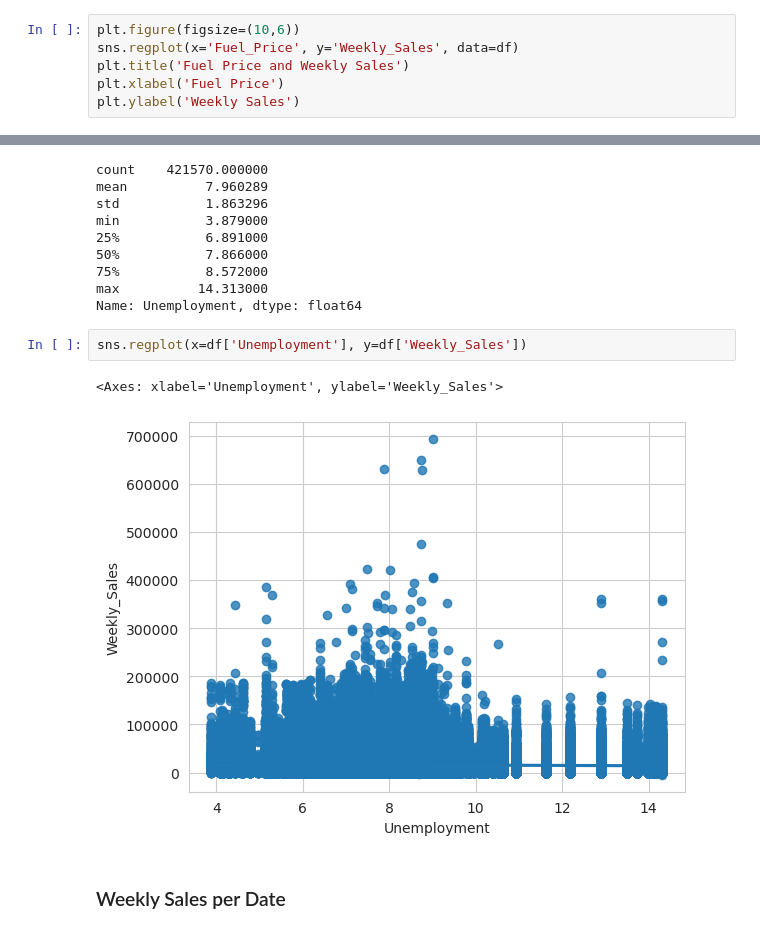
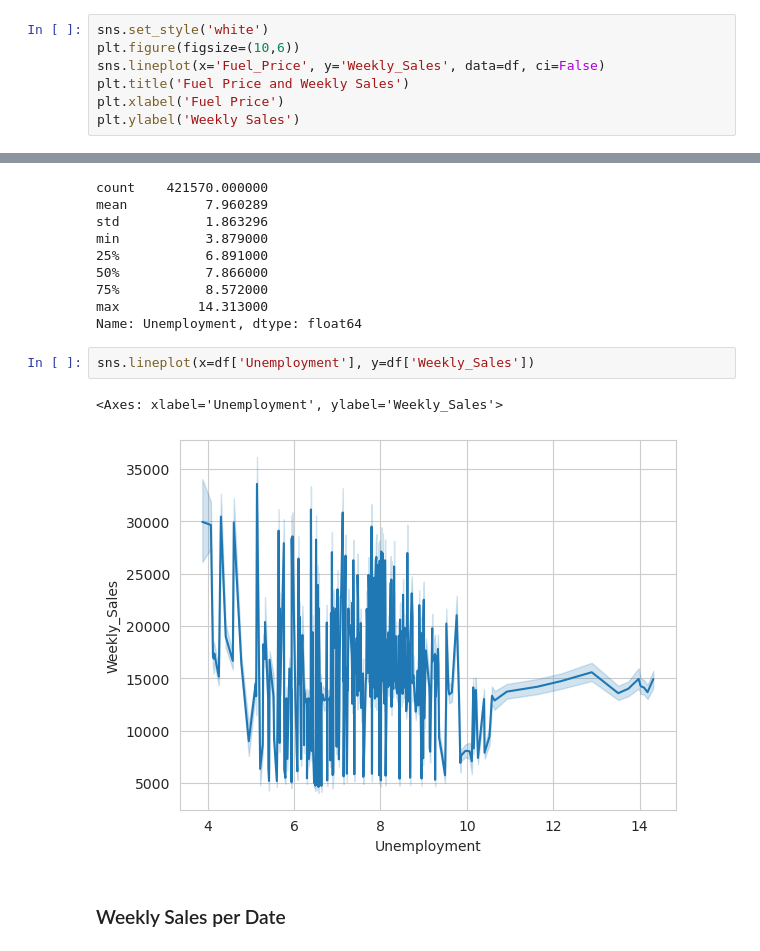
Before and after one commit to andrepgalhardo/Projetcs, a Jupyter notebook: Retail Analysis_v2.ipynb, the cells around one changed output, grey strips where cells are left out. Cells and saved outputs as stored; diff of their text form.

```diff
--- a/Retail Analysis_v2.ipynb
+++ b/Retail Analysis_v2.ipynb
@@ -251,8 +251,9 @@ min           2.472000
 max           4.468000
 Name: Fuel_Price, dtype: float64
 # %%
+sns.set_style('white')
 plt.figure(figsize=(10,6))
-sns.regplot(x='Fuel_Price', y='Weekly_Sales', data=df)
+sns.lineplot(x='Fuel_Price', y='Weekly_Sales', data=df, ci=False)
 plt.title('Fuel Price and Weekly Sales')
 plt.xlabel('Fuel Price')
 plt.ylabel('Weekly Sales')
@@ -293,10 +282,10 @@ min           3.879000
 max          14.313000
 Name: Unemployment, dtype: float64
 # %%
-sns.regplot(x=df['Unemployment'], y=df['Weekly_Sales'])
+sns.lineplot(x=df['Unemployment'], y=df['Weekly_Sales'])
 # %% [output]
 <Axes: xlabel='Unemployment', ylabel='Weekly_Sales'>
-[figure, old version]
+[figure, new version]
 # %% [markdown]
 ### Weekly Sales per Date
 # %%
```
Also changed, not shown: parts of 7 cells of this notebook.
